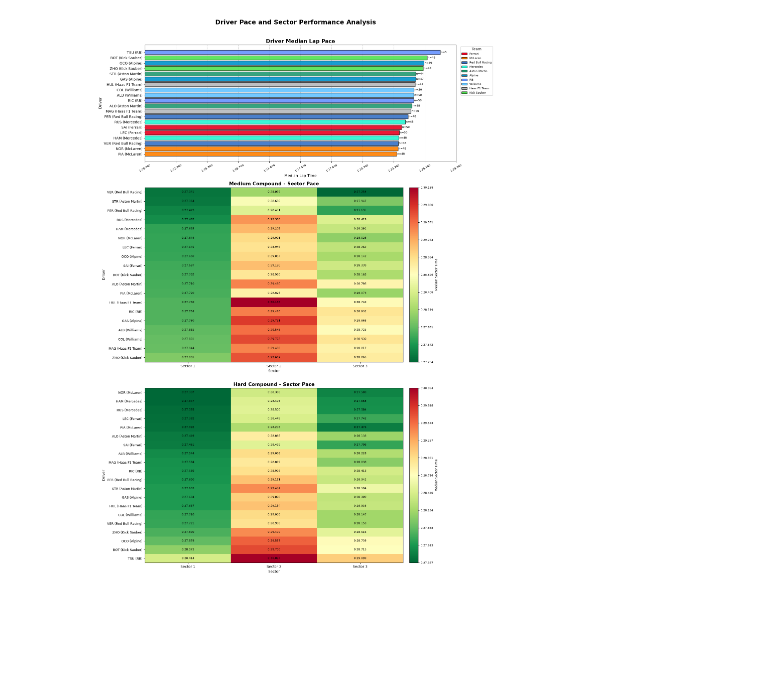
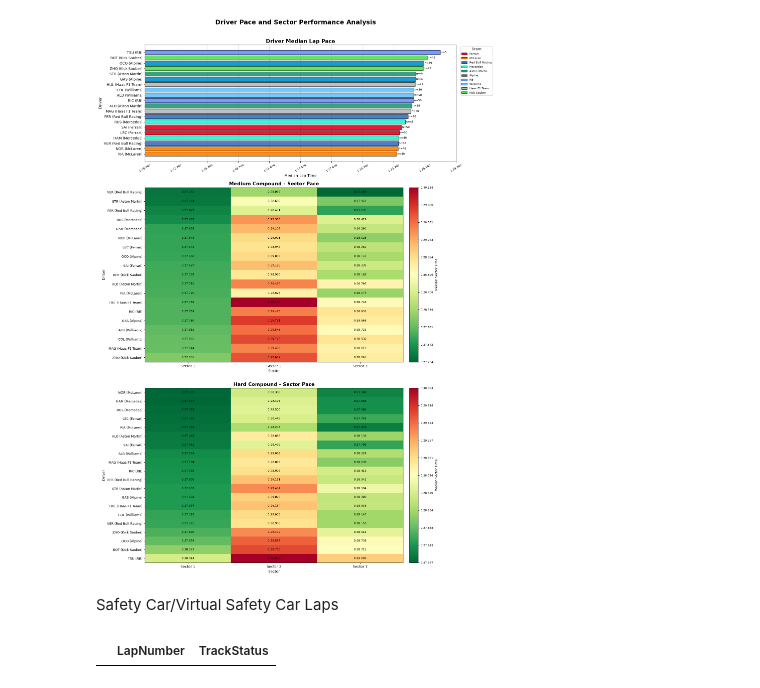
Before and after one commit to umutk11/f1-strategy-optimizer, a Jupyter notebook: notebooks/01_eda.ipynb, the cells around one changed output. Cells and saved outputs as stored; diff of their text form; code cells hidden in the pictures; blank space fills up the shorter version.

```diff
--- a/notebooks/01_eda.ipynb
+++ b/notebooks/01_eda.ipynb
@@ -1563,3 +1563,11 @@ plt.tight_layout()
 plt.show()
 # %% [output]
 [figure]
+# %% [markdown]
+Safety Car/Virtual Safety Car Laps
+# %%
+race_strategy_laps[
+    race_strategy_laps["TrackStatus"].astype(str).str.contains("4|6|7", na=False)
+][["LapNumber", "TrackStatus"]].drop_duplicates()
+# %% [output]
+|  | LapNumber | TrackStatus |
```
Also changed, not shown: 1 other file.
